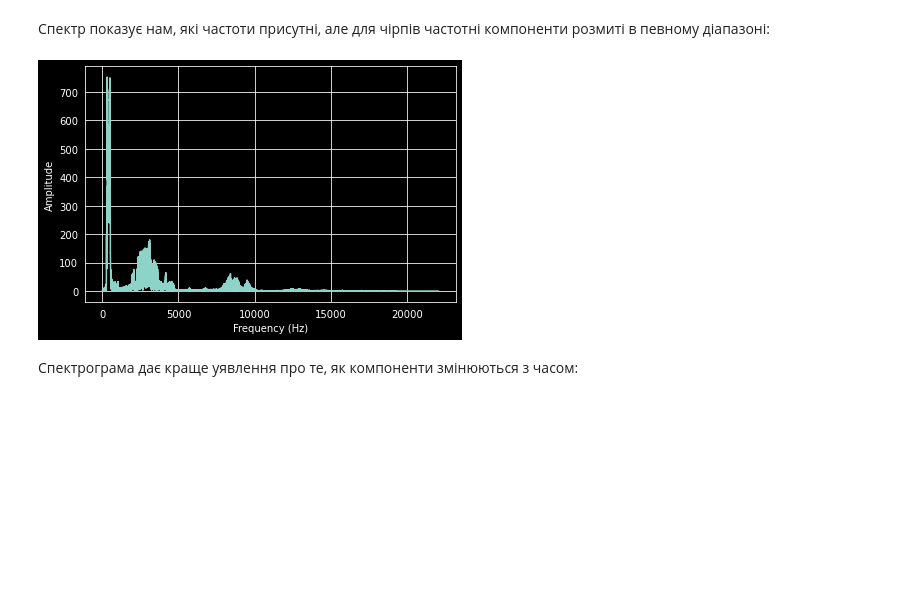
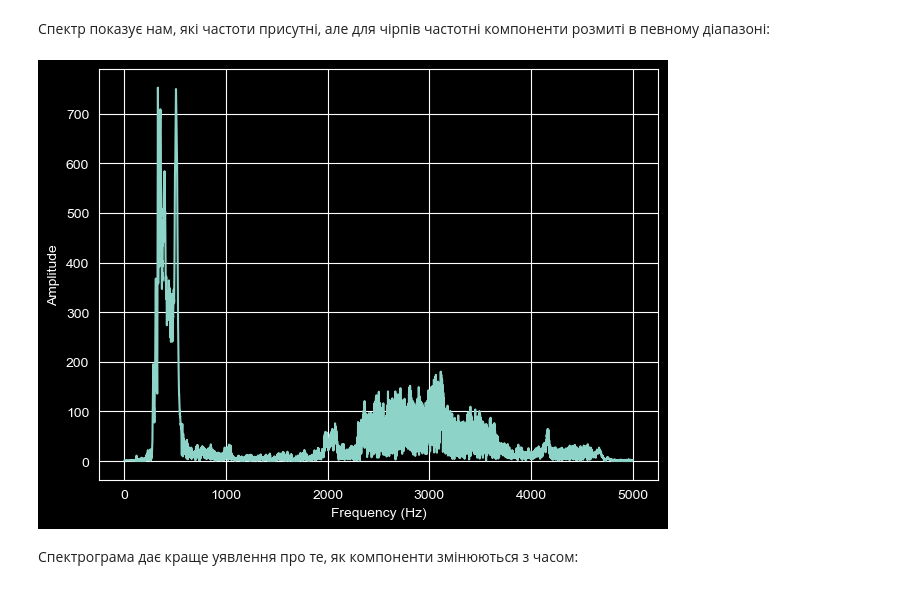
Before and after one commit to otchkalov/DSP, a Jupyter notebook: code/chap05.ipynb, the cells around one changed output. Drawn from its saved outputs; the diff is of its cells as text; code cells hidden in the pictures; blank space fills up the shorter version.

```diff
--- a/code/chap05.ipynb
+++ b/code/chap05.ipynb
@@ -198,10 +215,10 @@ wave.make_audio()
 Спектр показує нам, які частоти присутні, але для чірпів частотні компоненти розмиті в певному діапазоні:
 # %%
 spectrum = wave.make_spectrum()
-spectrum.plot()
+spectrum.plot(high=5000)
 decorate(xlabel='Frequency (Hz)', ylabel='Amplitude')
 # %% [output]
-[figure, old version]
+[figure, new version]
 # %% [markdown]
 Спектрограма дає краще уявлення про те, як компоненти змінюються з часом:
 # %%
```
Also changed, not shown: parts of 24 cells of this notebook, 1 other file.
